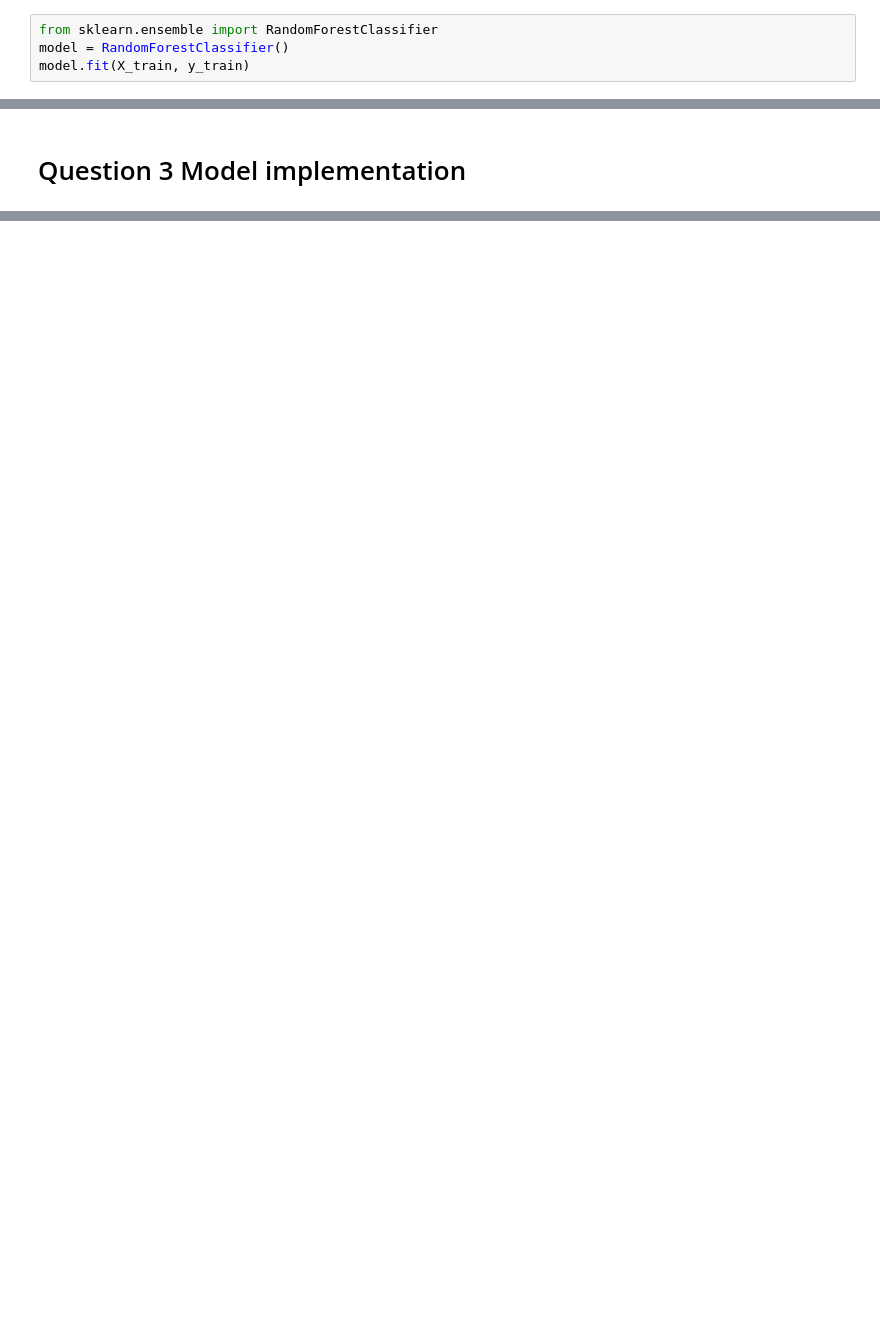
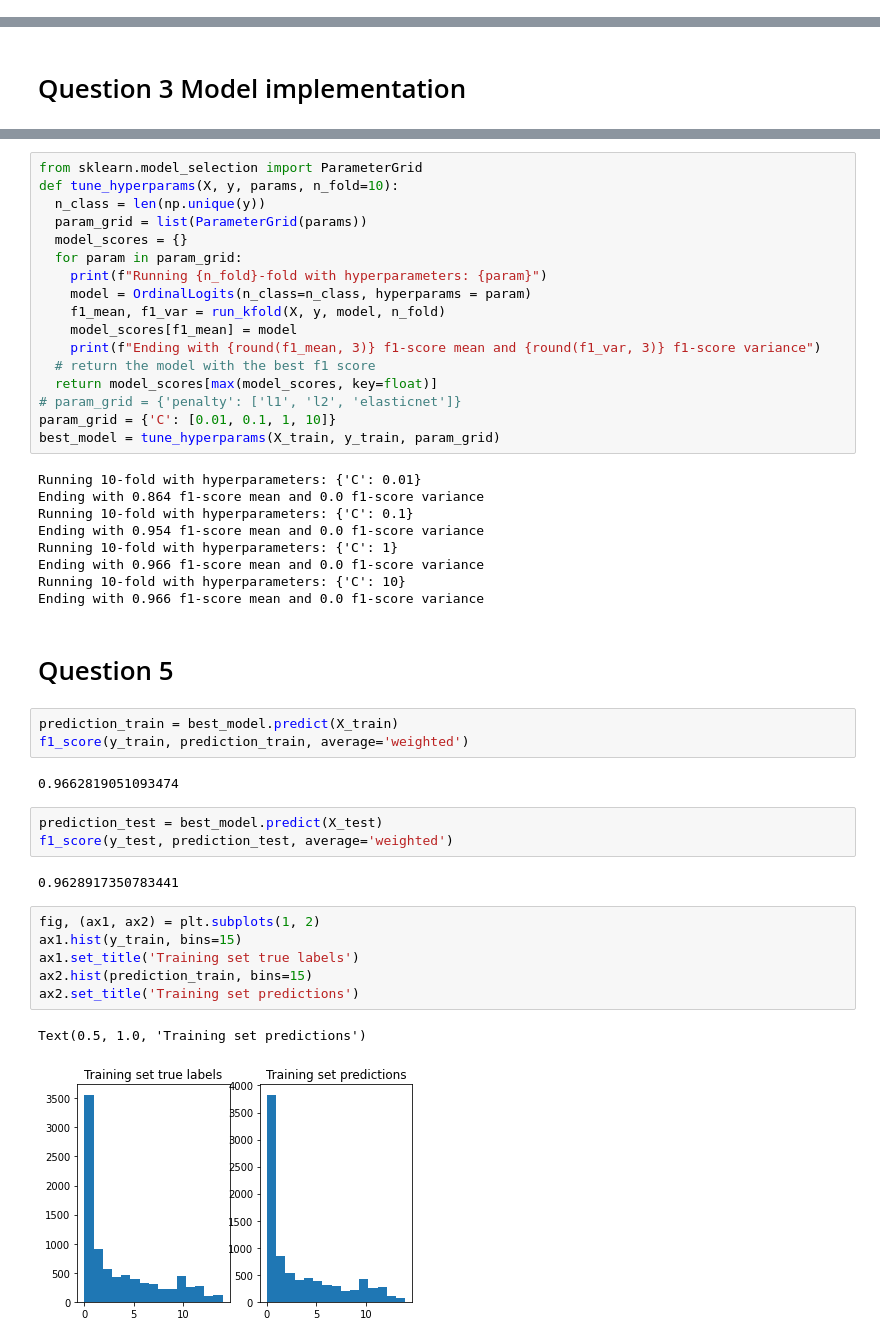
Before and after one commit to LawZhou/At-channel, a Jupyter notebook: MIE1624_A2.ipynb, the cells around one changed output, grey strips where cells are left out. Saved outputs shown, nothing was run; the diff lists cells and outputs as text; blank space fills up the shorter version.

```diff
--- a/MIE1624_A2.ipynb
+++ b/MIE1624_A2.ipynb
@@ -67,4 +179,0 @@ Shape of test features: (2146, 355)
-# %%
-from sklearn.ensemble import RandomForestClassifier
-model = RandomForestClassifier()
-model.fit(X_train, y_train)
@@ -98,0 +274,47 @@ X_test = sel.transform(X_test)
+# %%
+from sklearn.model_selection import ParameterGrid
+def tune_hyperparams(X, y, params, n_fold=10):
+  n_class = len(np.unique(y))
+  param_grid = list(ParameterGrid(params))
+  model_scores = {}
+  for param in param_grid:
+    print(f"Running {n_fold}-fold with hyperparameters: {param}")
+    model = OrdinalLogits(n_class=n_class, hyperparams = param)
+    f1_mean, f1_var = run_kfold(X, y, model, n_fold)
+    model_scores[f1_mean] = model
+    print(f"Ending with {round(f1_mean, 3)} f1-score mean and {round(f1_var, 3)} f1-score variance")
+  # return the model with the best f1 score
+  return model_scores[max(model_scores, key=float)]
+# param_grid = {'penalty': ['l1', 'l2', 'elasticnet']}
+param_grid = {'C': [0.01, 0.1, 1, 10]}
+best_model = tune_hyperparams(X_train, y_train, param_grid)
+# %% [output]
+Running 10-fold with hyperparameters: {'C': 0.01}
+Ending with 0.864 f1-score mean and 0.0 f1-score variance
+Running 10-fold with hyperparameters: {'C': 0.1}
+Ending with 0.954 f1-score mean and 0.0 f1-score variance
+Running 10-fold with hyperparameters: {'C': 1}
+Ending with 0.966 f1-score mean and 0.0 f1-score variance
+Running 10-fold with hyperparameters: {'C': 10}
+Ending with 0.966 f1-score mean and 0.0 f1-score variance
+# %% [markdown]
+# Question 5
+# %%
+prediction_train = best_model.predict(X_train)
+f1_score(y_train, prediction_train, average='weighted')
+# %% [output]
+0.9662819051093474
+# %%
+prediction_test = best_model.predict(X_test)
+f1_score(y_test, prediction_test, average='weighted')
+# %% [output]
+0.9628917350783441
+# %%
+fig, (ax1, ax2) = plt.subplots(1, 2)
+ax1.hist(y_train, bins=15)
+ax1.set_title('Training set true labels')
+ax2.hist(prediction_train, bins=15)
+ax2.set_title('Training set predictions')
+# %% [output]
+Text(0.5, 1.0, 'Training set predictions')
+[figure, added]
```
Also changed, not shown: parts of 29 cells of this notebook.
